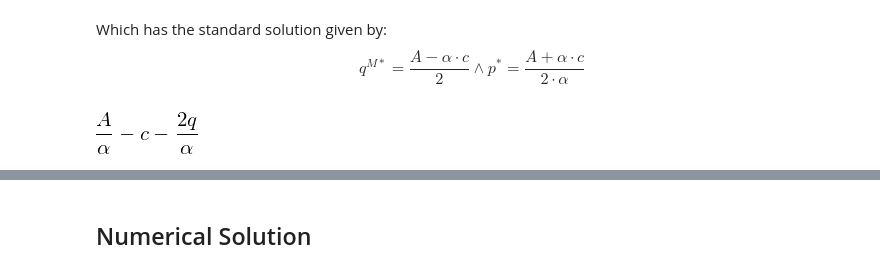
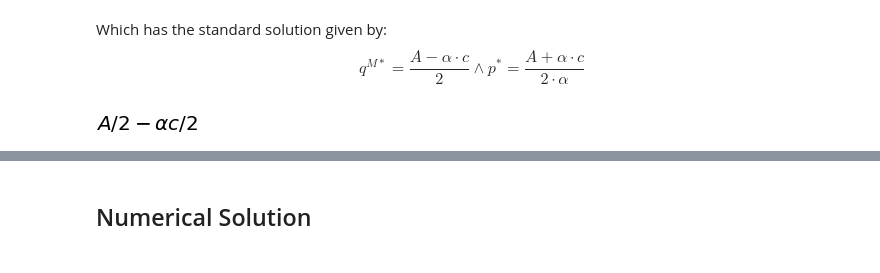
Before and after one commit to NumEconCopenhagen/projects-2019-peter-larsens-kaffe-m-havre, a Jupyter notebook: modelproject/modelproject.ipynb, the cells around one changed output, grey strips where cells are left out. Saved outputs shown, nothing was run; the diff lists cells and outputs as text; code cells hidden in the pictures.

```diff
--- a/modelproject/modelproject.ipynb
+++ b/modelproject/modelproject.ipynb
@@ -50,9 +50,9 @@ alpha=sm.symbols('alpha')
 # %%
 Pi = (A/alpha-q/alpha)*q-c*q # Define the firms profit function
 F = sm.diff(Pi,q) # Take the first order condition
-F
+sm.solve(F,q)[0]
 # %% [output]
-[figure, old version]
+[figure, new version]
 # %%
 Mq = sm.solve(F,q)[0] # Solves F for market quantity
 # And the market price is given by;
```
Also changed, not shown: parts of 6 cells of this notebook, 2 other files.
